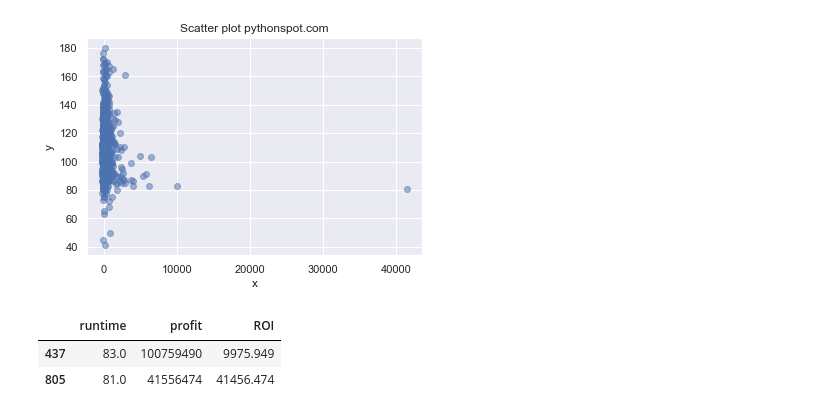
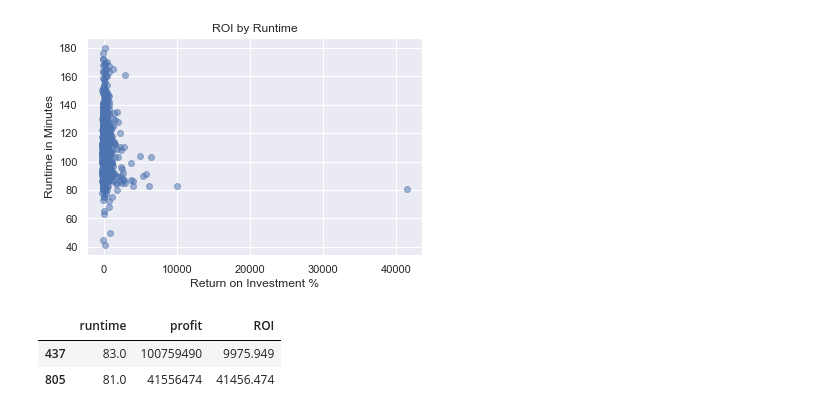
Before and after one commit to Thegreatesthumphrey/dsc-mod-1-project-v2-1-onl01-dtsc-ft-030220, a Jupyter notebook: runtime.ipynb, the cells around one changed output. Cells and saved outputs as stored; diff of their text form; code cells hidden in the pictures.

```diff
--- a/runtime.ipynb
+++ b/runtime.ipynb
@@ -40,17 +42,17 @@ runtime.describe()
 # %%
 x = runtime['ROI'] #creating scatterplot for df
 y = runtime['runtime']
 colors = (0,0,0)
 
 
 # Plot
 plt.scatter(x, y, alpha=0.5)
-plt.title('Scatter plot pythonspot.com')
-plt.xlabel('x')
-plt.ylabel('y')
+plt.title('ROI by Runtime')
+plt.xlabel('Return on Investment %')
+plt.ylabel('Runtime in Minutes')
 plt.show()
 # %% [output]
-[figure, old version]
+[figure, new version]
 # %%
 runtime[runtime['ROI'] >= 9000] # Finding the outliers we noticed on the scatterplot
 # %% [output]
```
Also changed, not shown: parts of 4 cells of this notebook, 13 other files.
